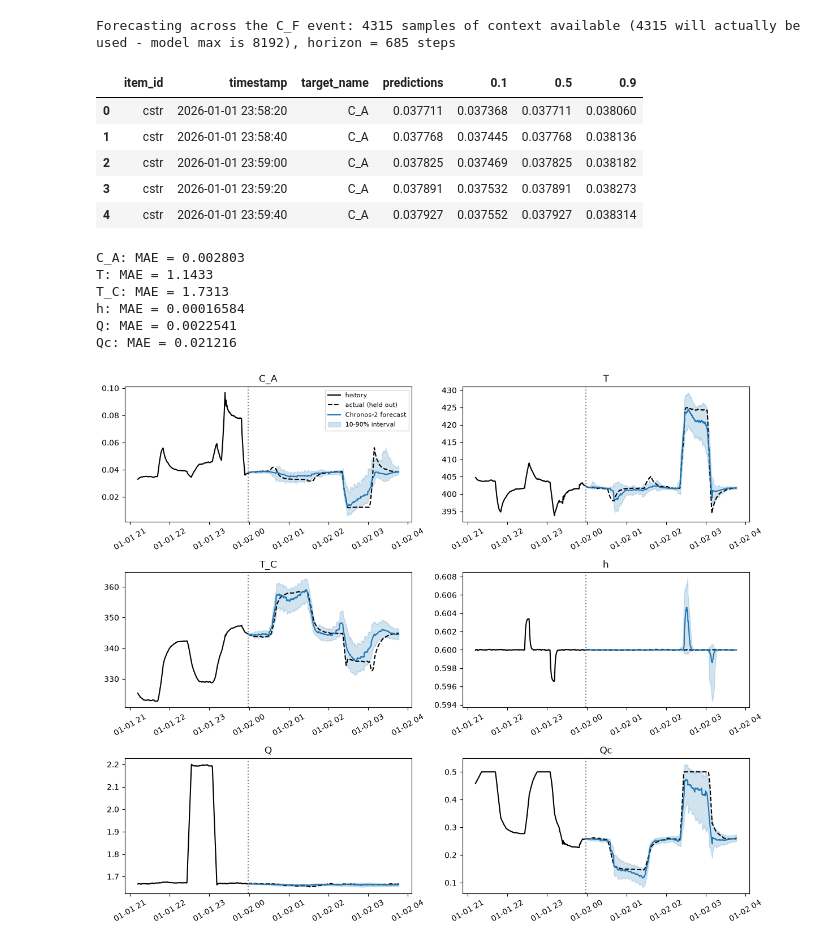
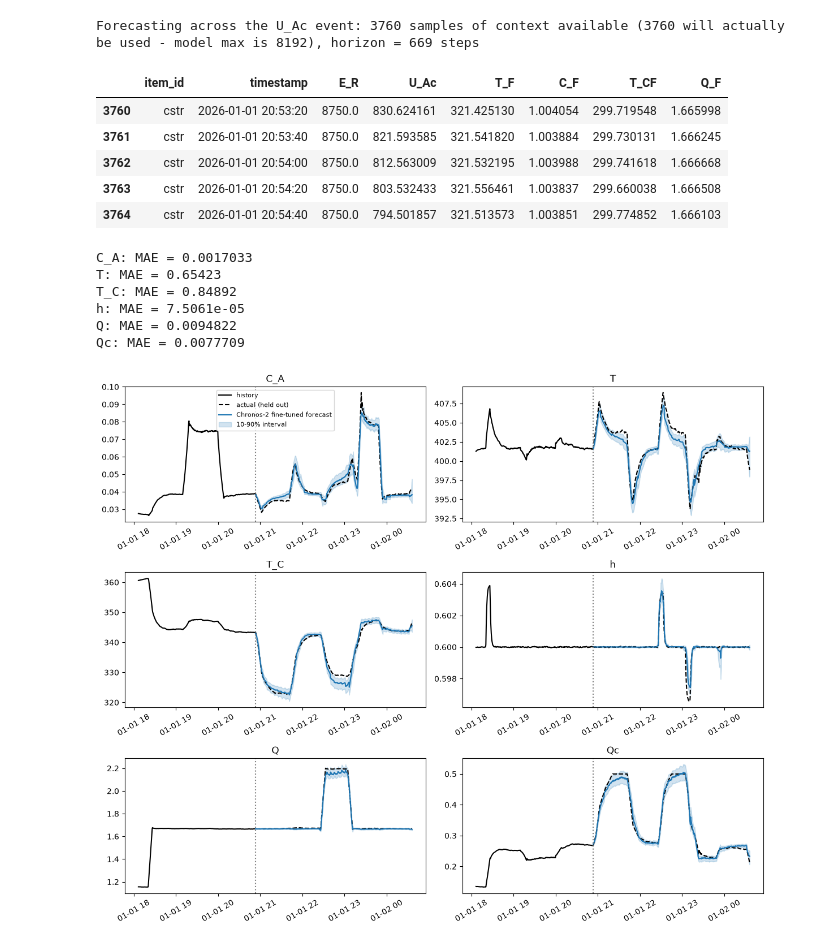
Before and after one commit to Imker0311/Masters-Forecasting, a Jupyter notebook: Chronos2-Forecast.ipynb, the cells around one changed output. Cells and saved outputs as stored; diff of their text form; code cells hidden in the pictures.

Commit message:
Added option to remove some of the inputs from the future covariates df. Added a switch to use fine tuned which is imported from HF or stock model.

```diff
--- a/Chronos2-Forecast.ipynb
+++ b/Chronos2-Forecast.ipynb
@@ -61,8 +95,8 @@ for key in EXOG_COLUMNS:
     events += [(s, e, EXOG_COLUMNS[key]) for s, e in zip(starts, ends)]
 events.sort()
 
-EVENT_INDEX = -2     # which fault event to forecast across, in time order; -1 = last = most available context
-BUFFER = 100          # samples of steady state before the fault kept inside the forecast window (not the context)
+EVENT_INDEX = -5     # which fault event to forecast across, in time order; -1 = last = most available context
+BUFFER = 0          # samples of steady state before the fault kept inside the forecast window (not the context)
 PLOT_LEAD_IN = 500    # samples of history shown in the plot before the forecast - display only, doesn't affect what the model sees
 HORIZON = None        # forecast horizon in samples - leave None to size it to the event
 
@@ -78,11 +112,14 @@ print(
     f"({context_used} will actually be used - model max is {pipeline.model_context_length}), horizon = {HORIZON} steps"
 )
 # %% [output]
-Forecasting across the C_F event: 4315 samples of context available (4315 will actually be used - model max is 8192), horizon = 685 steps
+Forecasting across the U_Ac event: 3760 samples of context available (3760 will actually be used - model max is 8192), horizon = 669 steps
 # %%
 # %% Run Chronos-2 with past states + past-and-future exogenous inputs
+PAST_ONLY = []   # exogenous inputs the model sees in the context but NOT over the horizon; [] = all known in future
+FUTURE_EXOG = [c for c in EXOG_COLUMNS.values() if c not in PAST_ONLY]
+
 context_df = df.iloc[:SPLIT].copy()
-future_df = df.iloc[SPLIT:SPLIT + HORIZON][["item_id", "timestamp"] + list(EXOG_COLUMNS.values())].copy()
+future_df = df.iloc[SPLIT:SPLIT + HORIZON][["item_id", "timestamp"] + FUTURE_EXOG].copy()   # columns left out here become past-only covariates
 truth_df = df.iloc[SPLIT:SPLIT + HORIZON].copy()
 
 pred_df = pipeline.predict_df(
@@ -95,39 +132,41 @@ pred_df = pipeline.predict_df(
     target=list(STATE_COLUMNS.values()),
 )
 pred_df.head()
+
+future_df.head()
 # %% [output]
-|  | item_id | timestamp | target_name | predictions | 0.1 | 0.5 | 0.9 |
-| 0 | cstr | 2026-01-01 23:58:20 | C_A | 0.037711 | 0.037368 | 0.037711 | 0.038060 |
-| 1 | cstr | 2026-01-01 23:58:40 | C_A | 0.037768 | 0.037445 | 0.037768 | 0.038136 |
-| 2 | cstr | 2026-01-01 23:59:00 | C_A | 0.037825 | 0.037469 | 0.037825 | 0.038182 |
-| 3 | cstr | 2026-01-01 23:59:20 | C_A | 0.037891 | 0.037532 | 0.037891 | 0.038273 |
-| 4 | cstr | 2026-01-01 23:59:40 | C_A | 0.037927 | 0.037552 | 0.037927 | 0.038314 |
+|  | item_id | timestamp | E_R | U_Ac | T_F | C_F | T_CF | Q_F |
+| 3760 | cstr | 2026-01-01 20:53:20 | 8750.0 | 830.624161 | 321.425130 | 1.004054 | 299.719548 | 1.665998 |
+| 3761 | cstr | 2026-01-01 20:53:40 | 8750.0 | 821.593585 | 321.541820 | 1.003884 | 299.730131 | 1.666245 |
+| 3762 | cstr | 2026-01-01 20:54:00 | 8750.0 | 812.563009 | 321.532195 | 1.003988 | 299.741618 | 1.666668 |
+| 3763 | cstr | 2026-01-01 20:54:20 | 8750.0 | 803.532433 | 321.556461 | 1.003837 | 299.660038 | 1.666508 |
+| 3764 | cstr | 2026-01-01 20:54:40 | 8750.0 | 794.501857 | 321.513573 | 1.003851 | 299.774852 | 1.666103 |
 # %%
 # %% Accuracy vs. the held-out actual simulation, and plots per state
 for col in STATE_COLUMNS.values():
     sub = pred_df[pred_df["target_name"] == col].reset_index(drop=True)
     mae = np.mean(np.abs(sub["0.5"].values - truth_df[col].values))   # median: MAE is minimised by the median, and TabPFN/TimesFM are scored on theirs too.
     # Chronos-2 puts the median in "predictions" as well (see the NOTE at chronos/chronos2/pipeline.py:817), so this is the same number - just not reliant on that.
     print(f"{col}: MAE = {mae:.5g}")
 
 context_tail = context_df.iloc[-PLOT_LEAD_IN:]
 fig, axes = plt.subplots(3, 2, figsize=(12, 10))
 for ax, col in zip(axes.ravel(), STATE_COLUMNS.values()):
     sub = pred_df[pred_df["target_name"] == col]
     ax.plot(context_tail["timestamp"], context_tail[col], color="black", label="history")
     ax.plot(truth_df["timestamp"], truth_df[col], color="black", linestyle="--", label="actual (held out)")
-    ax.plot(sub["timestamp"], sub["0.5"], color="tab:blue", label="Chronos-2 forecast")
+    ax.plot(sub["timestamp"], sub["0.5"], color="tab:blue", label=f"{MODEL_LABEL} forecast")
     ax.fill_between(sub["timestamp"], sub["0.1"], sub["0.9"], color="tab:blue", alpha=0.2, label="10-90% interval")
     ax.axvline(truth_df["timestamp"].iloc[0], color="gray", linestyle=":")
     ax.set_title(col)
     ax.tick_params(axis="x", rotation=30)
 axes.ravel()[0].legend(fontsize=8)
 fig.tight_layout()
 # %% [output]
-C_A: MAE = 0.002803
-T: MAE = 1.1433
-T_C: MAE = 1.7313
-h: MAE = 0.00016584
-Q: MAE = 0.0022541
-Qc: MAE = 0.021216
+C_A: MAE = 0.0017033
+T: MAE = 0.65423
+T_C: MAE = 0.84892
+h: MAE = 7.5061e-05
+Q: MAE = 0.0094822
+Qc: MAE = 0.0077709
-[figure, old version]
+[figure, new version]
```
Also changed, not shown: parts of 1 cell of this notebook.
